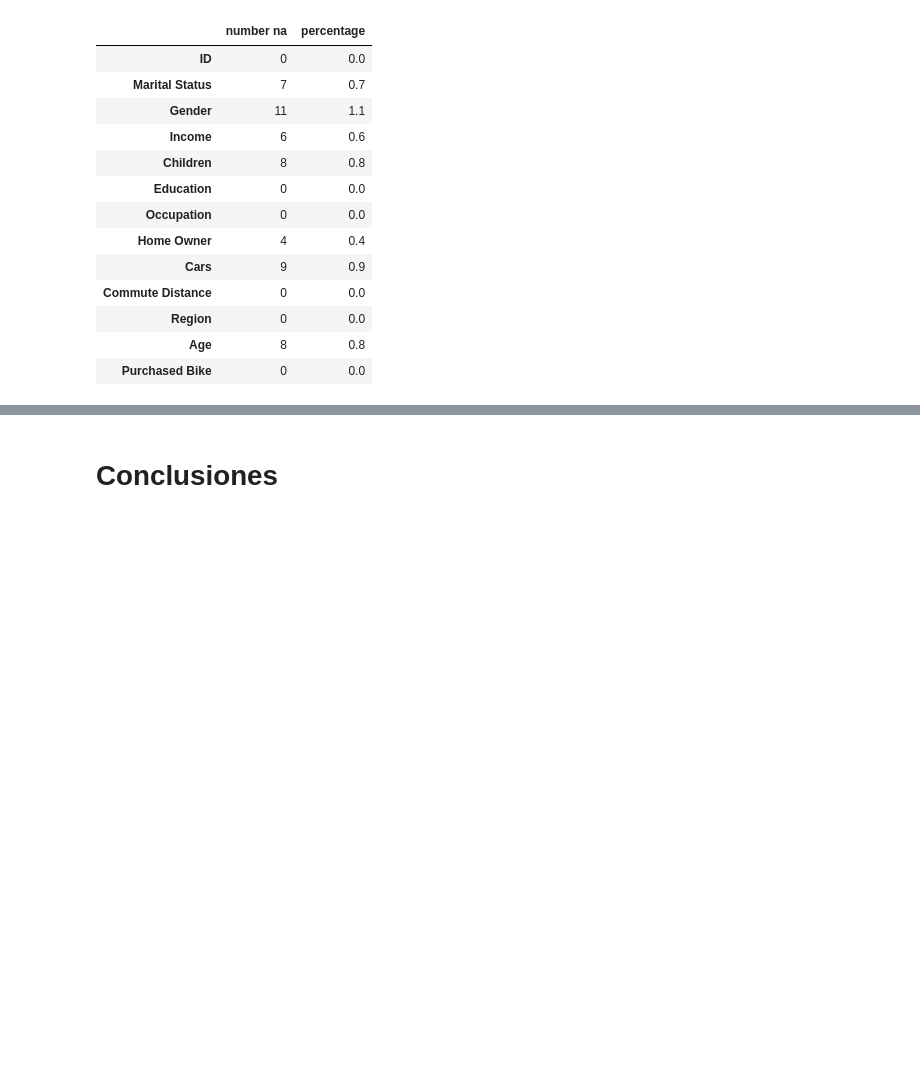
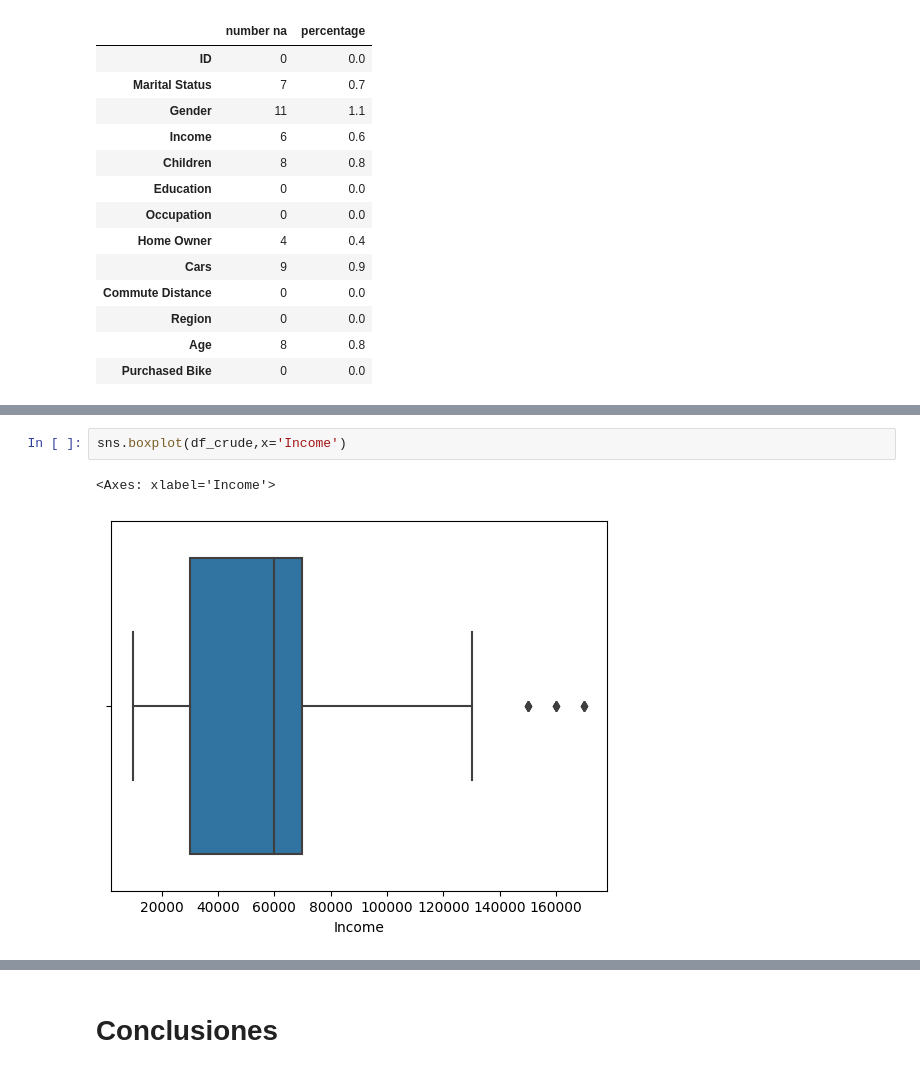
Before and after one commit to JosephRamirez-F4fu/FDS-2023-1-CC52, a Jupyter notebook: code/02_Comprension_datos.ipynb, the cells around one changed output, grey strips where cells are left out. Drawn from its saved outputs; the diff is of its cells as text; blank space fills up the shorter version.

```diff
--- a/code/02_Comprension_datos.ipynb
+++ b/code/02_Comprension_datos.ipynb
@@ -450,0 +513,5 @@ df_numero_na
+# %%
+sns.boxplot(df_crude,x='Income')
+# %% [output]
+<Axes: xlabel='Income'>
+[figure, added]
```
Also changed, not shown: parts of 8 cells of this notebook, 3 other files.
